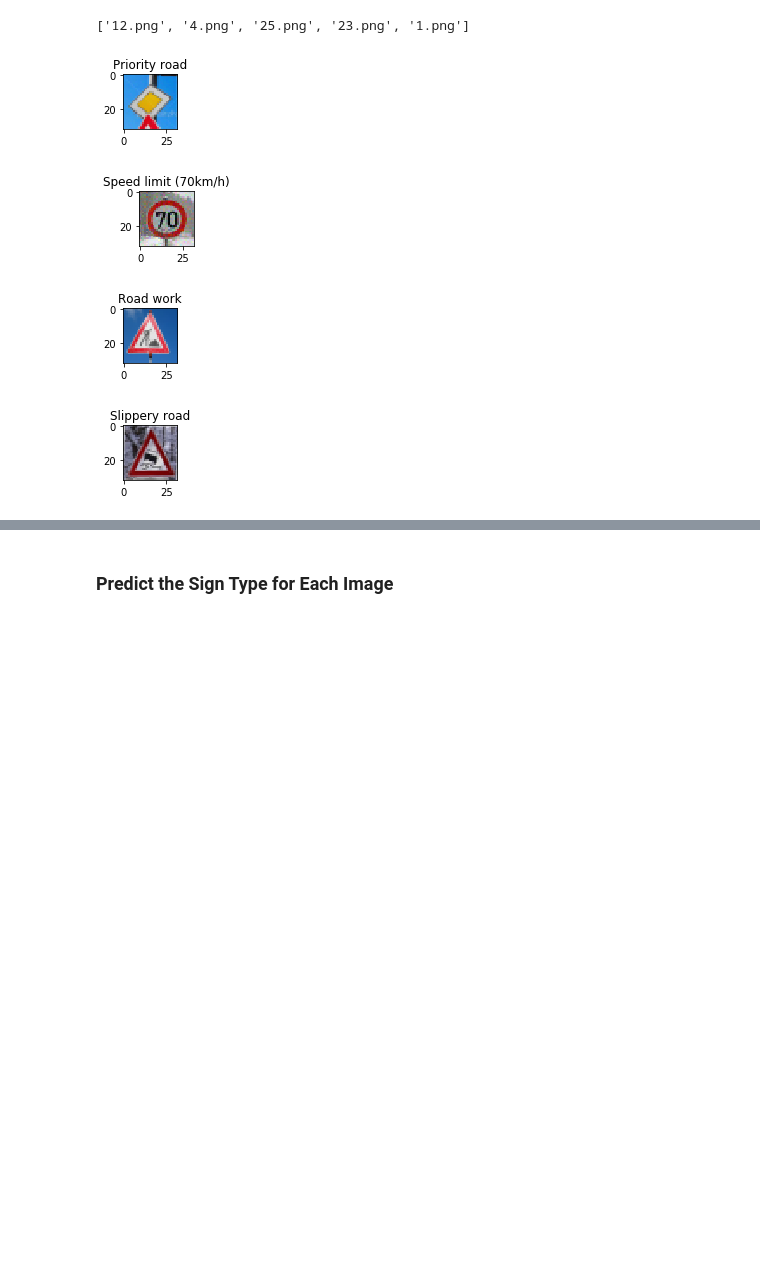
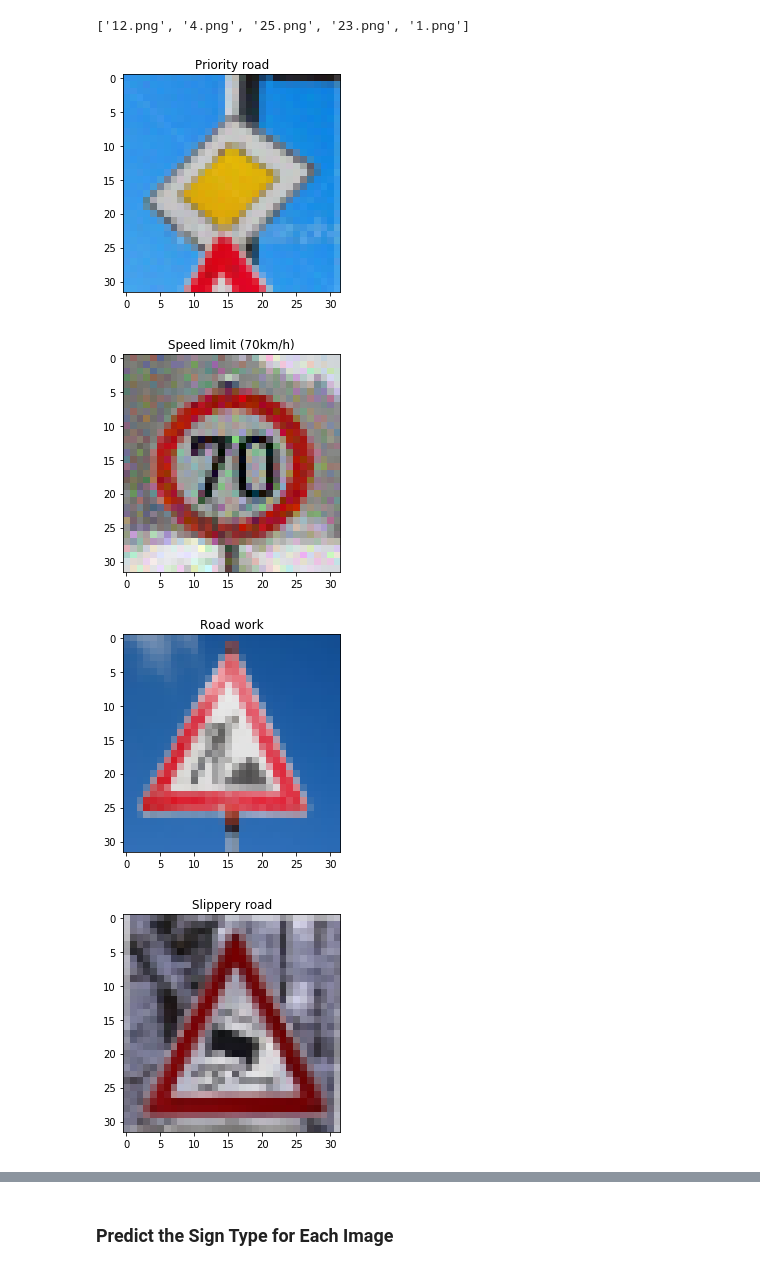
Before and after one commit to mibrahimali/CarND-Traffic-Sign-Classifier-P2, a Jupyter notebook: Traffic_Sign_Classifier.ipynb, the cells around one changed output, grey strips where cells are left out. Saved outputs shown, nothing was run; the diff lists cells and outputs as text; code cells hidden in the pictures; blank space fills up the shorter version.

```diff
--- a/Traffic_Sign_Classifier.ipynb
+++ b/Traffic_Sign_Classifier.ipynb
@@ -340,15 +479,15 @@ print(test_images)
 # %%
 images = []
 labels = []
 for img_name in test_images:
     img = cv2.imread(test_images_dir+img_name)
     images.append(img[:,:,::-1])
     labels.append(int(img_name.split('.')[0]))
-    plt.figure(figsize=(1,1))
+    plt.figure(figsize=(4,4))
     plt.imshow(images[-1])
     plt.title(labels_map['sign_name'][labels[-1]])
 # %% [output]
-[figure, old version]
+[figure, new version]
-[figure, old version]
+[figure, new version]
-[figure, old version]
+[figure, new version]
-[figure, old version]
+[figure, new version]
```
Also changed, not shown: parts of 20 cells of this notebook, 6 other files.
